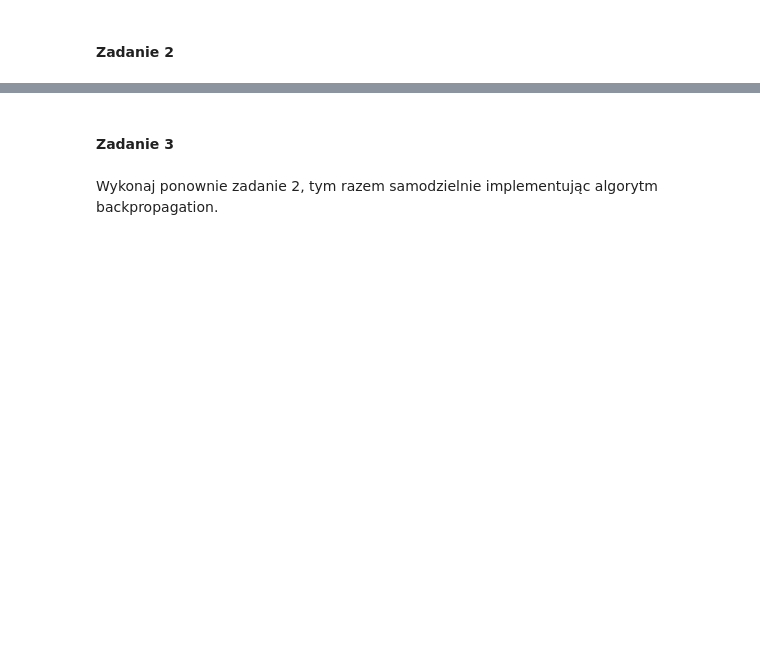
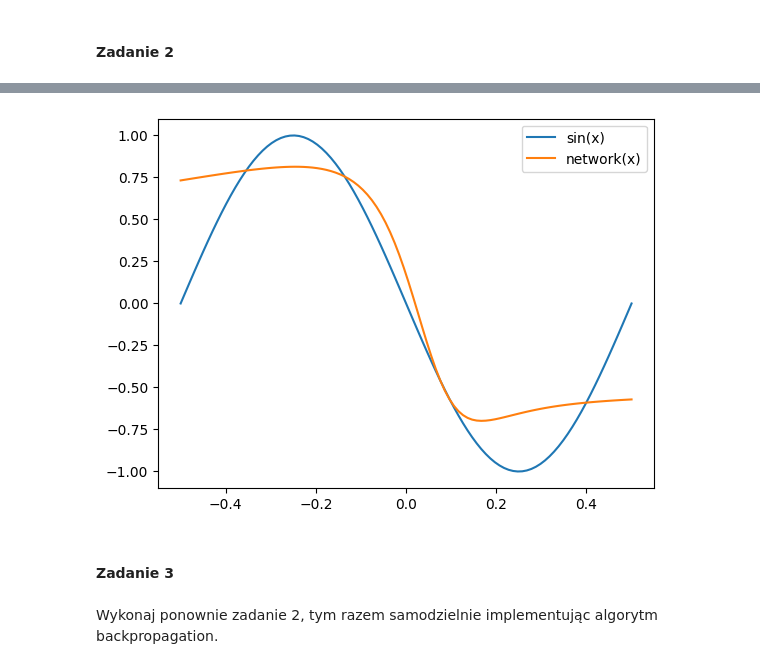
Before and after one commit to Michaszek224/wprowadzeniedosiecineuronowych, a Jupyter notebook: ssn3/snum_lab_pytorch.ipynb, the cells around one changed output, grey strips where cells are left out. Cells and saved outputs as stored; diff of their text form; code cells hidden in the pictures; blank space fills up the shorter version.

```diff
--- a/ssn3/snum_lab_pytorch.ipynb
+++ b/ssn3/snum_lab_pytorch.ipynb
@@ -556,7 +626,7 @@ import numpy as np
 import matplotlib.pyplot as plt
 
 ITERS = 10000  # ilość iteracji
-LR = 0.01  # prędkość uczenia
+LR = 0.2  # prędkość uczenia
 
 # pierwsza warstwa
 w1 = torch.nn.Parameter(torch.rand(1, 2))
@@ -570,44 +640,54 @@ b2 = torch.nn.Parameter(torch.rand(2))
 w3 = torch.nn.Parameter(torch.rand(2, 1))
 b3 = torch.nn.Parameter(torch.rand(1))
 
+
 def layer_1(x):
-    ...
+    return torch.sigmoid(x @ w1 + b1)
+
 
 def layer_2(x):
-    ...
+    return torch.sigmoid(x @ w2 + b2)
+
 
 def layer_3(x):
-    ...
+    return x @ w3 + b3
 
+
+@torch.compile
 def network(x):  # obliczanie wyjścia sieci
-    ...
+    x = layer_1(x)
+    x = layer_2(x)
+    x = layer_3(x)
+    return x
+
 
 all_parameters = [w1, b1, w2, b2, w3, b3]
 optimizer = torch.optim.SGD(all_parameters, lr=LR)
+loss_fn = torch.nn.MSELoss()
 
 for i in range(ITERS):
     # dane wejściowe
     x = torch.rand(16, 1) * (2 * math.pi)
     y_true = torch.sin(x)  # dane uczące (ground truth)
-    x = (x - math.pi) / (2 * math.pi) # przeskalowanie danych do [-1, 1]
+    x = (x - math.pi) / (2 * math.pi)  # przeskalowanie danych do [-1, 1]
 
     # zerowanie gradientów
-    ...
+    optimizer.zero_grad()
 
     # forward pass
-    ...
+    y_pred = network(x)
 
     # obliczanie błędu
-    ...
+    loss = loss_fn(y_pred, y_true)
 
     # backward pass
-    ...
+    loss.backward()
 
     # aktualizacja wag
-    ...
+    optimizer.step()
 
     if i % 100 == 0:
-        print(f'Iteracja {i}, Loss: {loss.item():.4f}')
+        print(f"Iteracja {i}, Loss: {loss.item():.4f}")
 
 # testowanie sieci na zbiorze testowym
 x = torch.linspace(0, 2 * math.pi, 100).reshape(-1, 1)
@@ -621,7 +701,8 @@ x = x.numpy()
 y_test = y_test.numpy()
 y_pred = y_pred.numpy()
 
-plt.plot(x, y_test, label='sin(x)')
-plt.plot(x, y_pred, label='network(x)')
+plt.plot(x, y_test, label="sin(x)")
+plt.plot(x, y_pred, label="network(x)")
 plt.legend()
 plt.show()
+# %% [output]
@@ -628,3 +726,4 @@ plt.show()
+[figure, added]
 # %% [markdown]
 #### Zadanie 3
 # %% [markdown]
```
Also changed, not shown: parts of 15 cells of this notebook.
